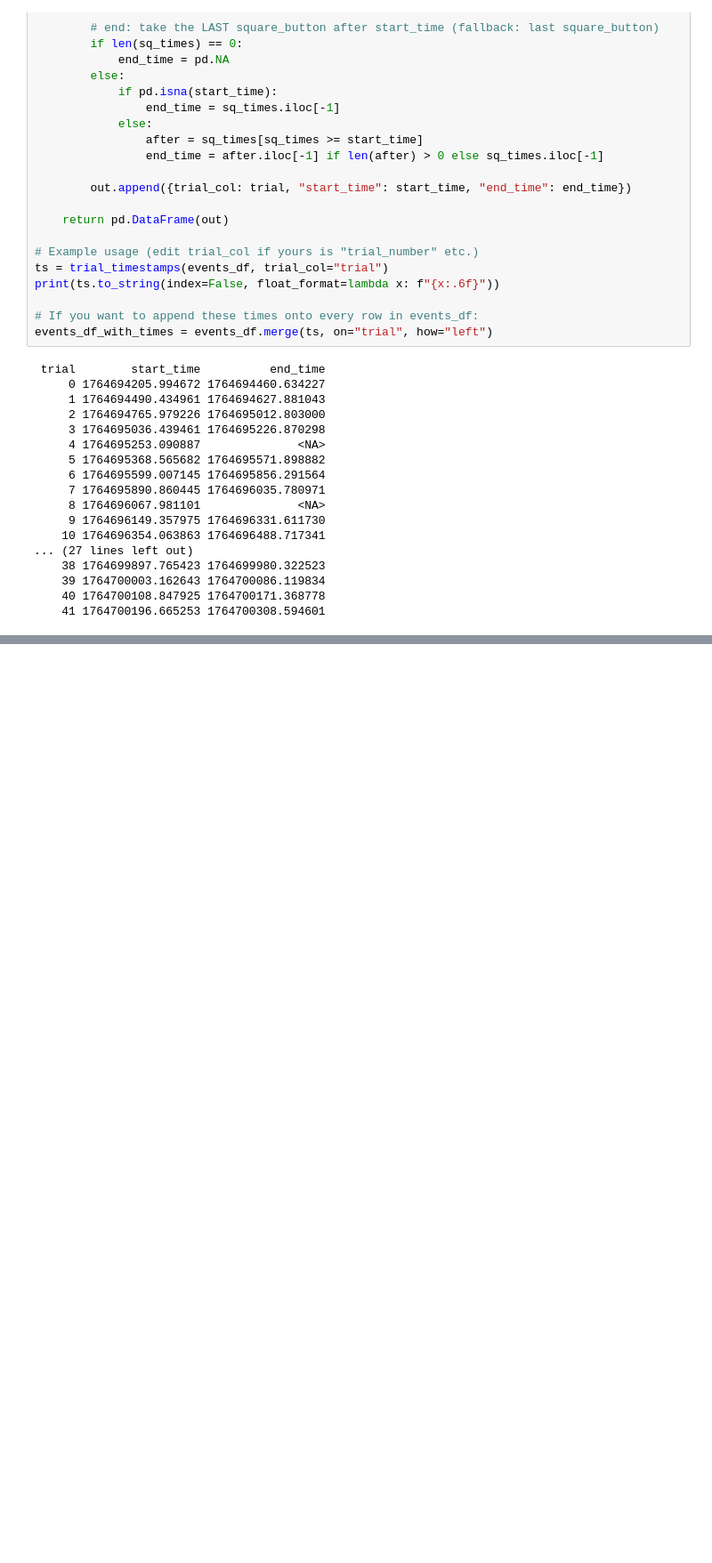
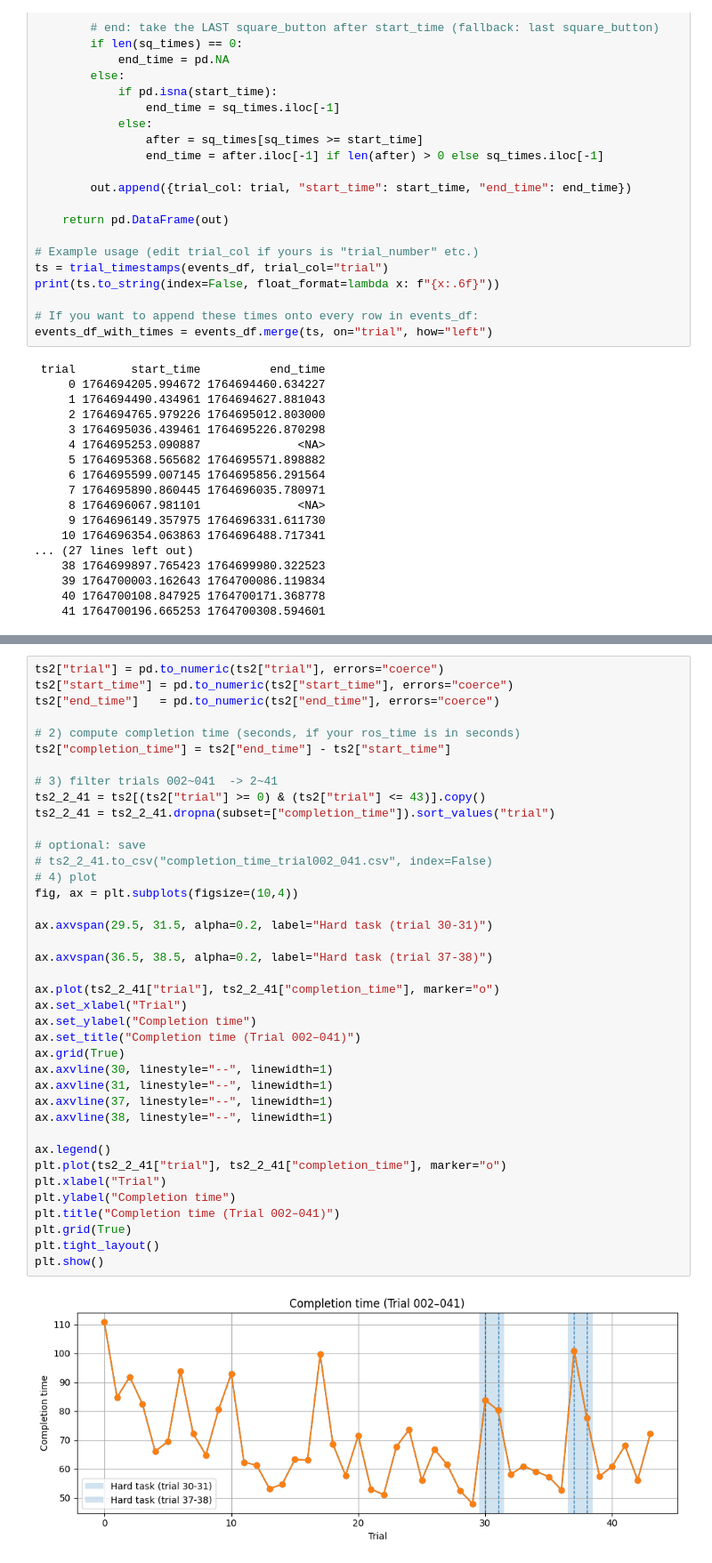
Before and after one commit to KylerHong/Morpheus_Haptic_Sleeve, a Jupyter notebook: Segmented.ipynb, the cells around one changed output, grey strips where cells are left out. Shown at 89% size. Drawn from its saved outputs; the diff is of its cells as text; blank space fills up the shorter version.

```diff
--- a/Segmented.ipynb
+++ b/Segmented.ipynb
@@ -208,0 +478,41 @@ plt.show()
+# %%
+ts2["trial"] = pd.to_numeric(ts2["trial"], errors="coerce")
+ts2["start_time"] = pd.to_numeric(ts2["start_time"], errors="coerce")
+ts2["end_time"]   = pd.to_numeric(ts2["end_time"], errors="coerce")
+
+# 2) compute completion time (seconds, if your ros_time is in seconds)
+ts2["completion_time"] = ts2["end_time"] - ts2["start_time"]
+
+# 3) filter trials 002~041  -> 2~41
+ts2_2_41 = ts2[(ts2["trial"] >= 0) & (ts2["trial"] <= 43)].copy()
+ts2_2_41 = ts2_2_41.dropna(subset=["completion_time"]).sort_values("trial")
+
+# optional: save
+# ts2_2_41.to_csv("completion_time_trial002_041.csv", index=False)
+# 4) plot
+fig, ax = plt.subplots(figsize=(10,4))
+
+ax.axvspan(29.5, 31.5, alpha=0.2, label="Hard task (trial 30-31)")
+
+ax.axvspan(36.5, 38.5, alpha=0.2, label="Hard task (trial 37-38)")
+
+ax.plot(ts2_2_41["trial"], ts2_2_41["completion_time"], marker="o")
+ax.set_xlabel("Trial")
+ax.set_ylabel("Completion time")
+ax.set_title("Completion time (Trial 002–041)")
+ax.grid(True)
+ax.axvline(30, linestyle="--", linewidth=1)
+ax.axvline(31, linestyle="--", linewidth=1)
+ax.axvline(37, linestyle="--", linewidth=1)
+ax.axvline(38, linestyle="--", linewidth=1)
+
+ax.legend()
+plt.plot(ts2_2_41["trial"], ts2_2_41["completion_time"], marker="o")
+plt.xlabel("Trial")
+plt.ylabel("Completion time")
+plt.title("Completion time (Trial 002–041)")
+plt.grid(True)
+plt.tight_layout()
+plt.show()
+# %% [output]
+[figure, added]
```
Also changed, not shown: parts of 6 cells of this notebook.
